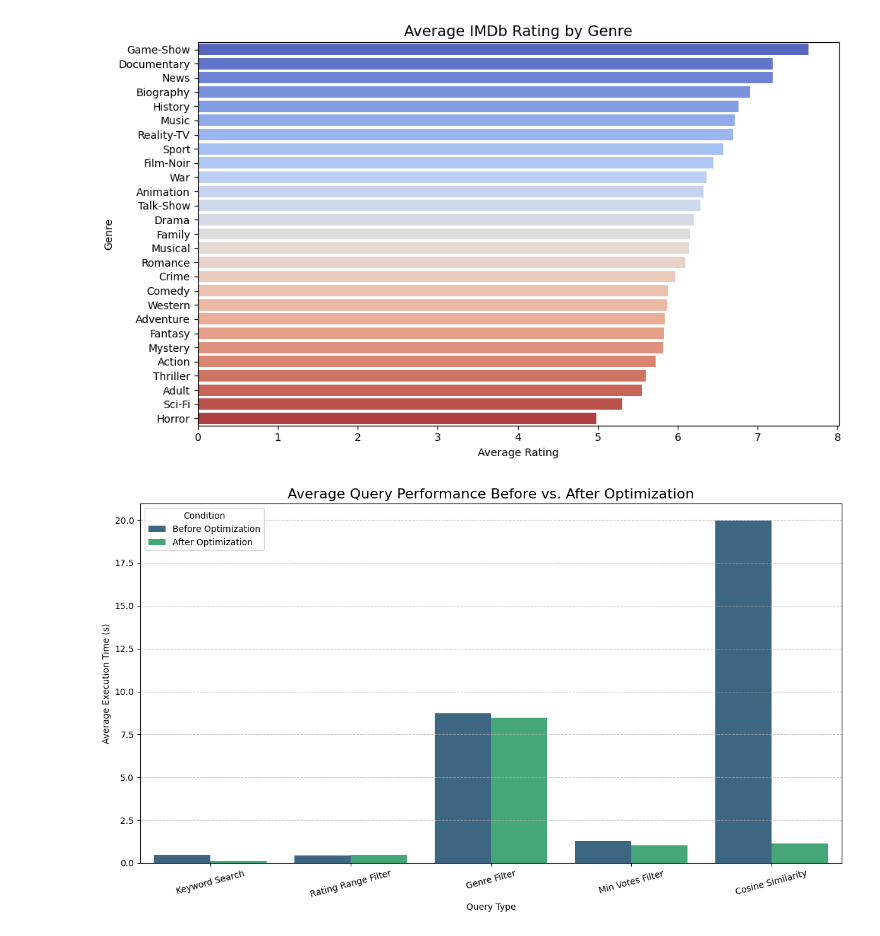
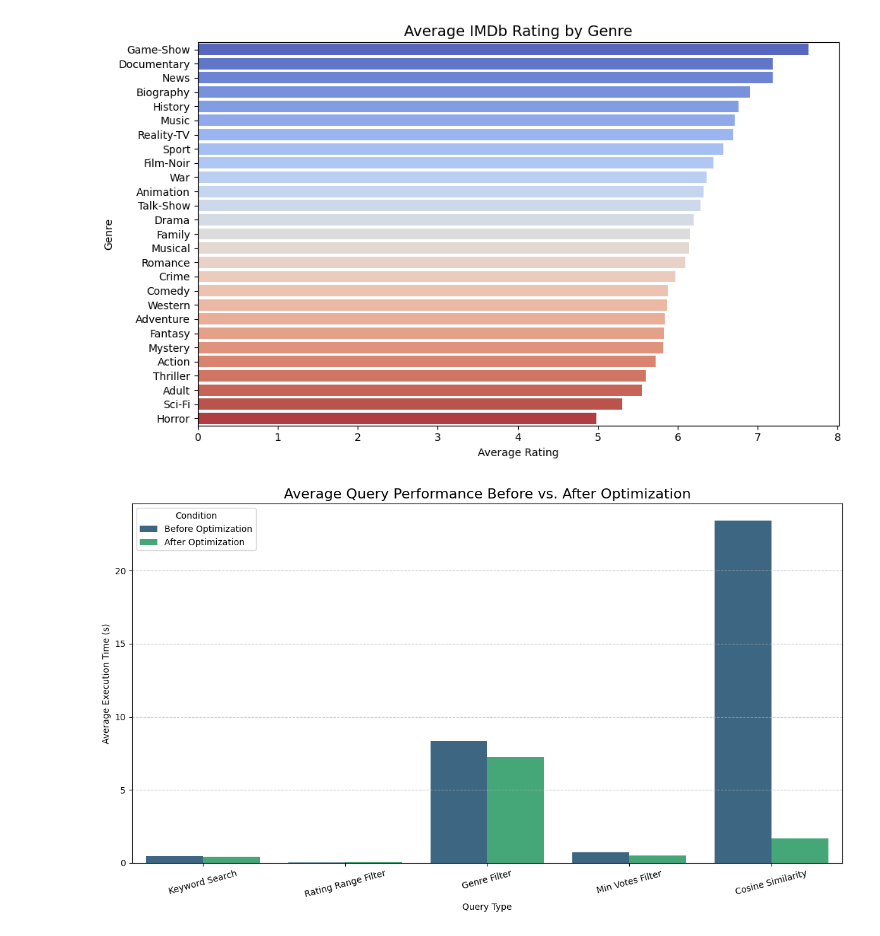
Before and after one commit to JeyyM/stadvdb-imdb, a Jupyter notebook: stadvdb-mco1-movie.ipynb, the cells around one changed output. Cells and saved outputs as stored; diff of their text form; code cells hidden in the pictures.

```diff
--- a/stadvdb-mco1-movie.ipynb
+++ b/stadvdb-mco1-movie.ipynb
@@ -941,39 +921,39 @@ plt.show()
 performance_data = {
     "Query": [
         "Keyword Search", "Keyword Search",
         "Rating Range Filter", "Rating Range Filter",
         "Genre Filter", "Genre Filter",
         "Min Votes Filter", "Min Votes Filter",
         "Cosine Similarity", "Cosine Similarity"
     ],
     "Condition": [
         "Before Optimization", "After Optimization",
         "Before Optimization", "After Optimization",
         "Before Optimization", "After Optimization",
         "Before Optimization", "After Optimization",
         "Before Optimization", "After Optimization"
     ],
     "Time (s)": [
-        0.465, 0.110,  # Keyword
-        0.438, 0.489,  # Rating
-        8.733, 8.465,  # Genre
-        1.284, 1.017,  # Min Votes
-        19.951, 1.151   # Cosine Similarity
+        0.491, 0.415,  # Keyword
+        0.036, 0.078,  # Rating
+        8.361, 7.260,  # Genre
+        0.723, 0.514,  # Min Votes
+        23.413, 1.703  # Cosine Similarity
     ]
 }
 perf_df = pd.DataFrame(performance_data)
 plt.figure(figsize=(12, 7))
 sns.barplot(x="Query", y="Time (s)", hue="Condition", data=perf_df, palette="viridis")
 plt.title("Average Query Performance Before vs. After Optimization", fontsize=16)
 plt.ylabel("Average Execution Time (s)")
 plt.xlabel("Query Type")
 plt.xticks(rotation=15)
 plt.grid(axis="y", linestyle="--", alpha=0.7)
 plt.legend(title="Condition")
 plt.tight_layout()
 plt.show()
 # %% [output]
-[figure, old version]
+[figure, new version]
 # %%
 # Percentage Speedup
 
```
Also changed, not shown: parts of 29 cells of this notebook.
